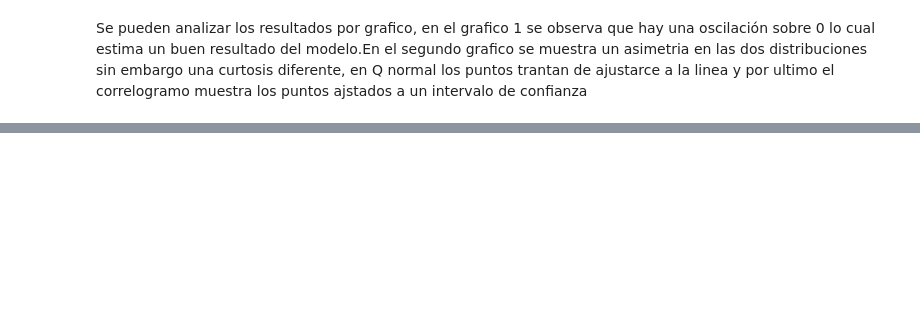
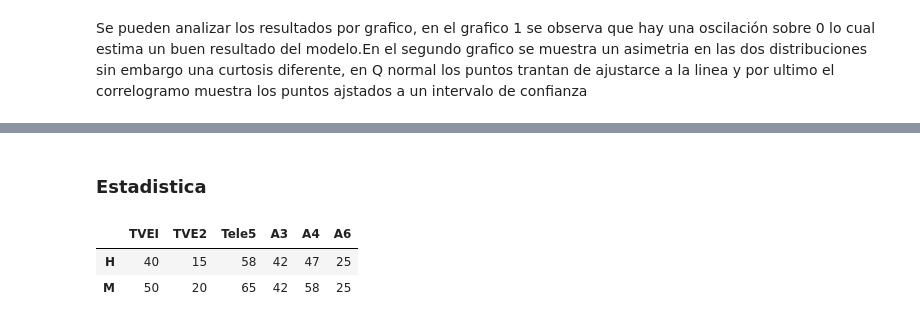
Before and after one commit to dacal1103/Proyecto_investigaci-n-, a Jupyter notebook: proyecto.ipynb, the cells around one changed output, grey strips where cells are left out. Cells and saved outputs as stored; diff of their text form; code cells hidden in the pictures; blank space fills up the shorter version.

```diff
--- a/proyecto.ipynb
+++ b/proyecto.ipynb
@@ -622,0 +595,12 @@ plt.show()
+# %% [markdown]
+### Estadistica
+# %%
+import pandas as pd
+datos ={'TVEI':[40,50],"TVE2":[15,20],"Tele5":[58,65],"A3":[42,42],"A4":[47,58],"A6":[25,25]}
+datos = pd.DataFrame(datos)
+datos.index = ["H","M"]
+datos
+# %% [output]
+|  | TVEI | TVE2 | Tele5 | A3 | A4 | A6 |
+| H | 40 | 15 | 58 | 42 | 47 | 25 |
+| M | 50 | 20 | 65 | 42 | 58 | 25 |
```
Also changed, not shown: parts of 12 cells of this notebook.
